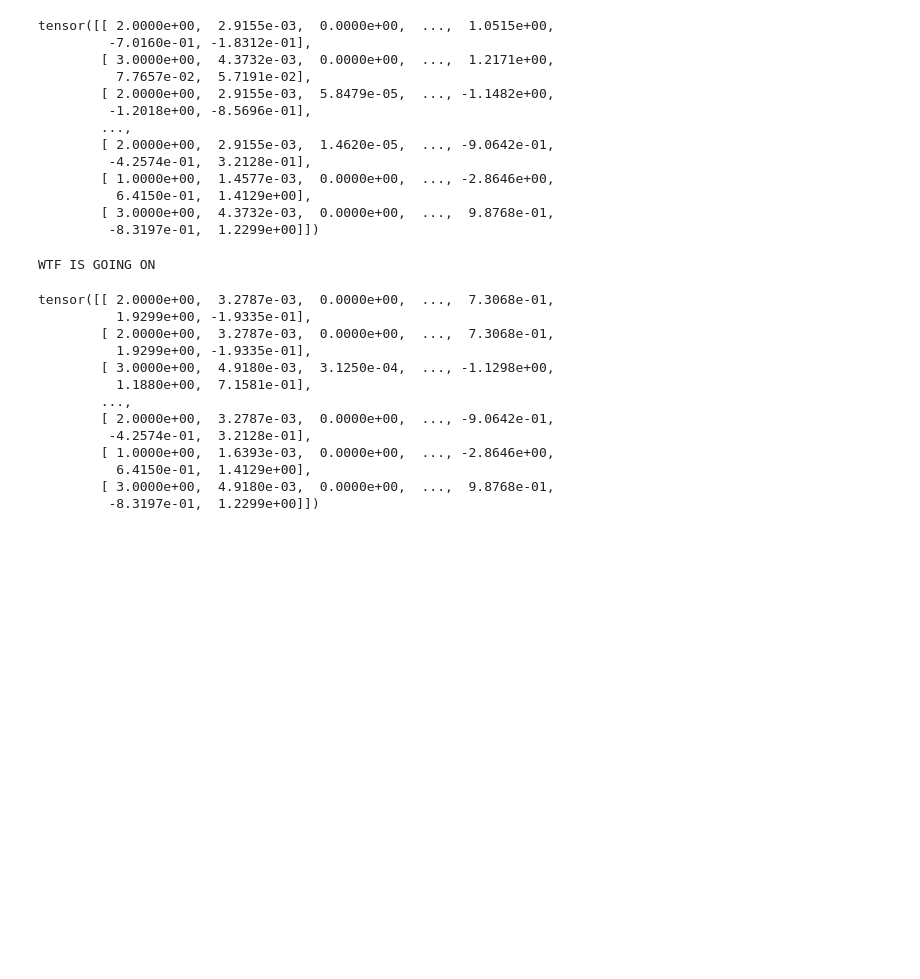
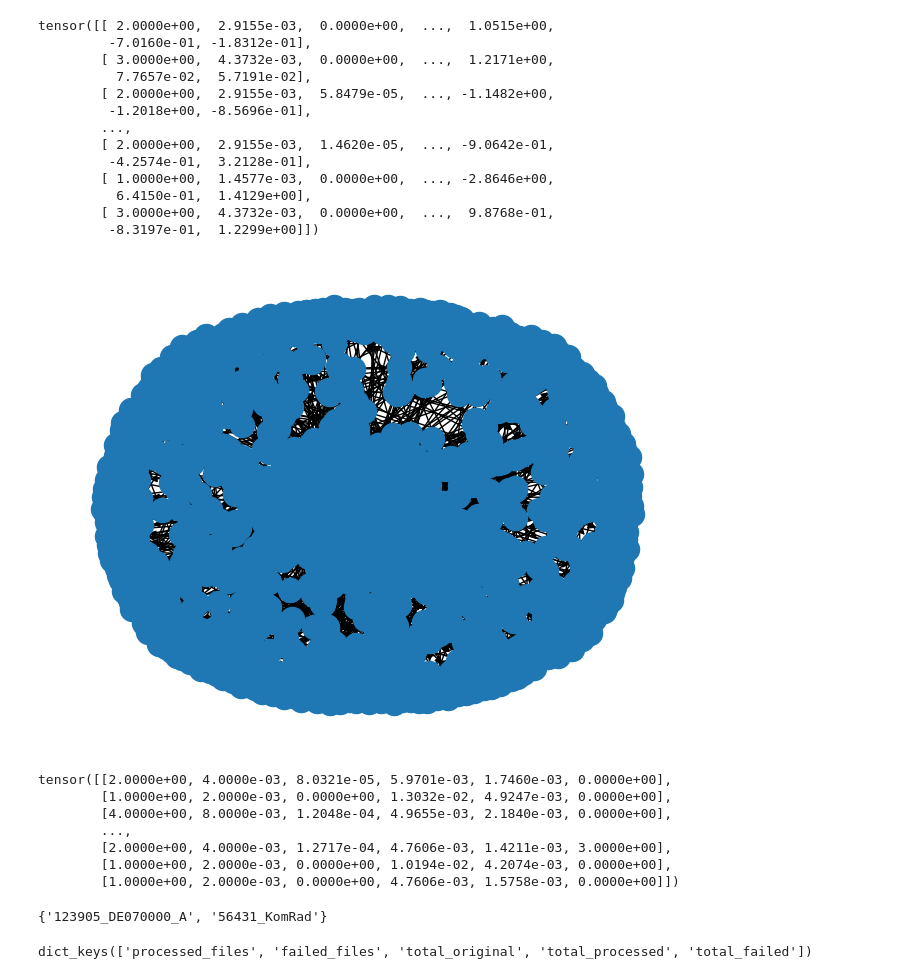
Before and after one commit to ml-phan/manufacturing-tech-gnn, a Jupyter notebook: main.ipynb, the cells around one changed output. Cells and saved outputs as stored; diff of their text form; code cells hidden in the pictures; blank space fills up the shorter version.

```diff
--- a/main.ipynb
+++ b/main.ipynb
@@ -552,24 +483,26 @@ tensor([[ 2.0000e+00,  2.9155e-03,  0.0000e+00,  ...,  1.0515e+00,
         [ 3.0000e+00,  4.3732e-03,  0.0000e+00,  ...,  9.8768e-01,
          -8.3197e-01,  1.2299e+00]])
 # %%
-graphml_path_2 = r"E:\gnn_data\graphml_files\99276_Frontplatte.graphml"
+graphml_path_2 = r"E:\gnn_data\graphml_files\23524_775_740_50_2902_1__.graphml"
 G2 = nx.read_graphml(graphml_path_2)
-data2 = enhanced_convert_graph(G2, label, node_type_index, type_embedding)
+nx.draw(G2)
 # %% [output]
-WTF IS GOING ON
+[figure, added]
 # %%
-data2.x
+sample = torch.load(r"E:\gnn_data\processed_step_data_global_features\23571_blockonesidefillet.pt", weights_only=False)
+sample.x[:, 1:]
 # %% [output]
-tensor([[ 2.0000e+00,  3.2787e-03,  0.0000e+00,  ...,  7.3068e-01,
-          1.9299e+00, -1.9335e-01],
-        [ 2.0000e+00,  3.2787e-03,  0.0000e+00,  ...,  7.3068e-01,
-          1.9299e+00, -1.9335e-01],
-        [ 3.0000e+00,  4.9180e-03,  3.1250e-04,  ..., -1.1298e+00,
-          1.1880e+00,  7.1581e-01],
+tensor([[2.0000e+00, 4.0000e-03, 8.0321e-05, 5.9701e-03, 1.7460e-03, 0.0000e+00],
+        [1.0000e+00, 2.0000e-03, 0.0000e+00, 1.3032e-02, 4.9247e-03, 0.0000e+00],
+        [4.0000e+00, 8.0000e-03, 1.2048e-04, 4.9655e-03, 2.1840e-03, 0.0000e+00],
         ...,
-        [ 2.0000e+00,  3.2787e-03,  0.0000e+00,  ..., -9.0642e-01,
-         -4.2574e-01,  3.2128e-01],
-        [ 1.0000e+00,  1.6393e-03,  0.0000e+00,  ..., -2.8646e+00,
-          6.4150e-01,  1.4129e+00],
-        [ 3.0000e+00,  4.9180e-03,  0.0000e+00,  ...,  9.8768e-01,
-         -8.3197e-01,  1.2299e+00]])
+        [2.0000e+00, 4.0000e-03, 1.2717e-04, 4.7606e-03, 1.4211e-03, 3.0000e+00],
+        [1.0000e+00, 2.0000e-03, 0.0000e+00, 1.0194e-02, 4.2074e-03, 0.0000e+00],
+        [1.0000e+00, 2.0000e-03, 0.0000e+00, 4.7606e-03, 1.5758e-03, 0.0000e+00]])
+# %%
+from pathlib import Path
+step_dir = set(file.stem for file in list(Path(r"E:\gnn_data\step_files").glob("*.*")))
+graph_dir = set(file.stem for file in list(Path(r"E:\gnn_data\graphml_files").glob("*.*")))
+step_dir - graph_dir
+# %% [output]
+{'123905_DE070000_A', '56431_KomRad'}
@@ -575,0 +512,4 @@ tensor([[ 2.0000e+00,  3.2787e-03,  0.0000e+00,  ...,  7.3068e-01,
+# %%
+dataset_mapping.keys()
+# %% [output]
+dict_keys(['processed_files', 'failed_files', 'total_original', 'total_processed', 'total_failed'])
```
Also changed, not shown: parts of 31 cells of this notebook, 29 other files.
